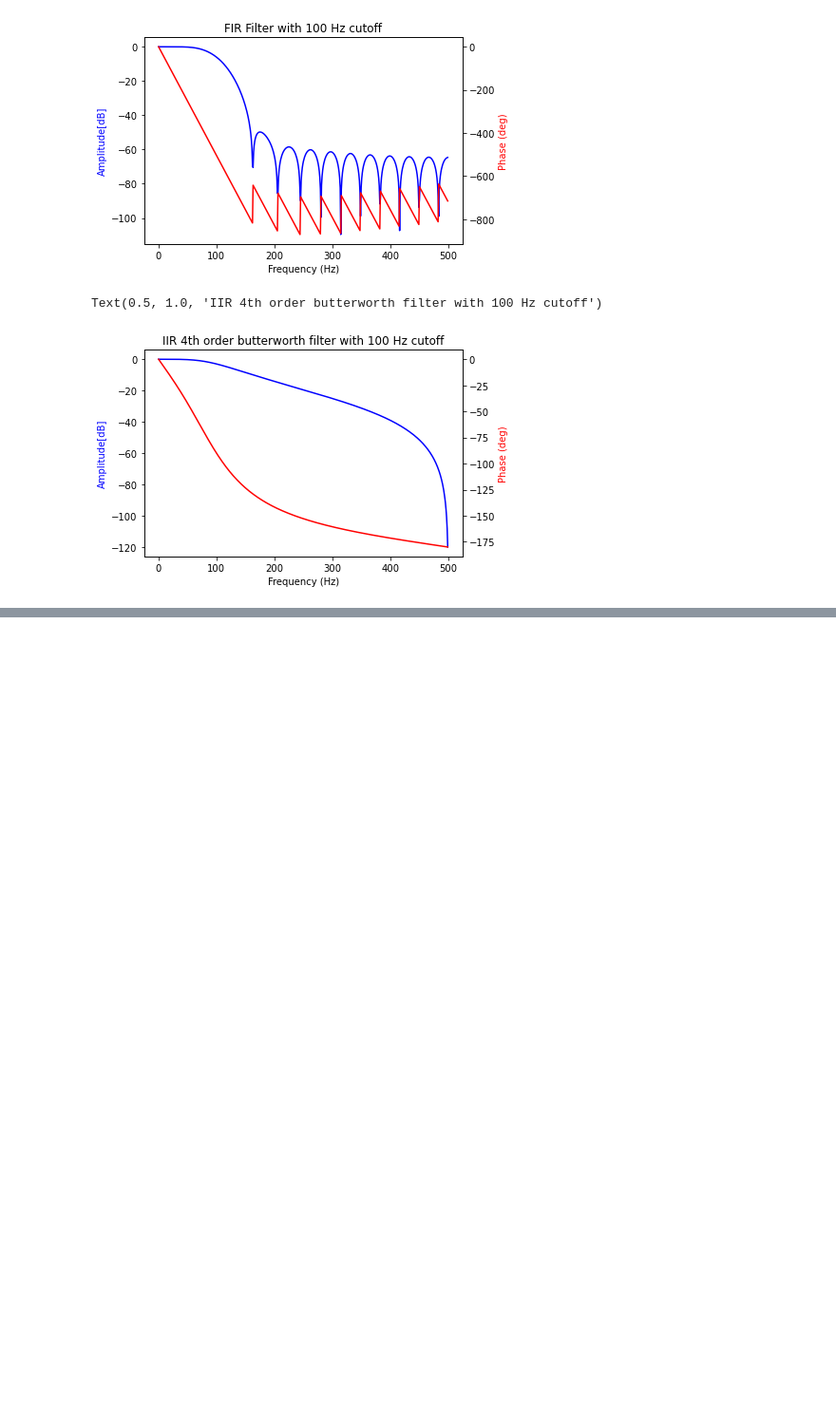
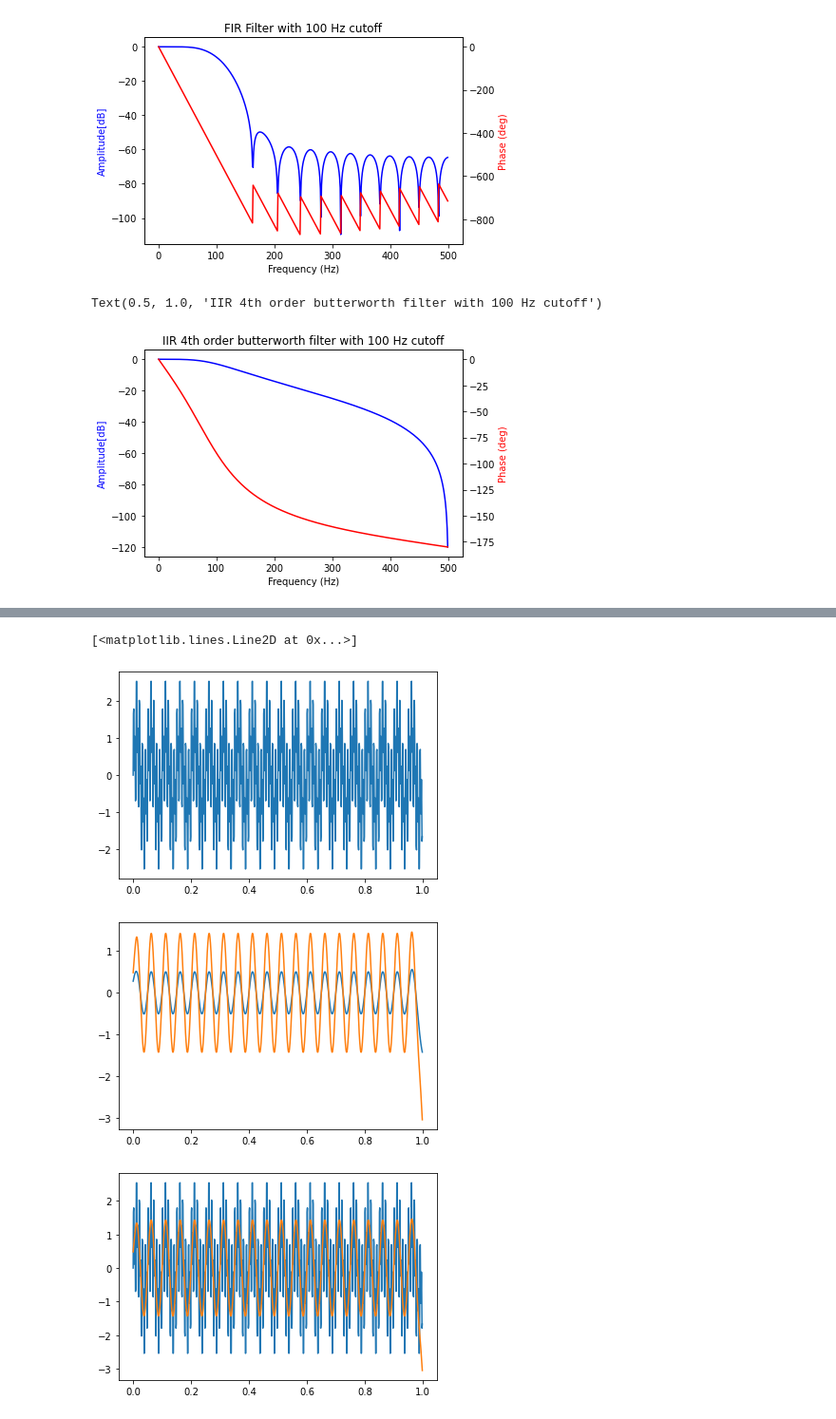
Before and after one commit to JeffChuSBX/LunchAndLearn, a Jupyter notebook: Lunch_And_Learn_2_SignalProcessing.ipynb, the cells around one changed output, grey strips where cells are left out. Shown at 95% size. Drawn from its saved outputs; the diff is of its cells as text; code cells hidden in the pictures; blank space fills up the shorter version.

Commit message:
added cascade and parallel filters

```diff
--- a/Lunch_And_Learn_2_SignalProcessing.ipynb
+++ b/Lunch_And_Learn_2_SignalProcessing.ipynb
@@ -395,0 +399,38 @@ Text(0.5, 1.0, 'IIR 4th order butterworth filter with 100 Hz cutoff')
+# %%
+# Create a multifrequency signal
+amp: float = 1.0  # signal amplitude in A.U.
+freqRange: List = [20, 100, 200]  # signal frequency in Hz
+sampleRate: float = 1000.0  # really high sample rate in Hz
+time: np.ndarray = np.arange(0, 1.0, 1.0/sampleRate)  # create a time series with really small delta t in secs
+analogSignal = np.zeros(len(time), np.float)
+for freq in freqRange:
+    analogSignal += CreateSignal(amp, freq, time)
+plt.figure();plt.plot(time, analogSignal)
+plt.title('Raw Signal')
+
+# cascade filters
+Fc: List = [25, 250]  # Hz
+b, a = signal.butter(2, Fc[0]/(sampleRate/2))
+b1, a1 = signal.butter(2, Fc[1]/(sampleRate/2))
+
+filtSignal = signal.filtfilt(b, a, analogSignal)
+filtSignal = signal.filtfilt(b, a, filtSignal)
+plt.figure()
+plt.plot(time, filtSignal, label='Cascade filter')
+
+# parallel filter
+filtSignal1 = signal.filtfilt(b, a, analogSignal)
+filtSignal2 = signal.filtfilt(b, a, analogSignal)
+filtSignal3 = filtSignal1 + filtSignal2
+plt.plot(time, filtSignal3, label='parallel filter')
+plt.legend()
+
+plt.figure()
+plt.plot(time, analogSignal, label='Raw')
+plt.plot(time, filtSignal3, label='parallel filter')
+plt.legend()
+# %% [output]
+[<matplotlib.lines.Line2D at 0x...>]
+[figure, added]
+[figure, added]
+[figure, added]
```
Also changed, not shown: parts of 2 cells of this notebook.
